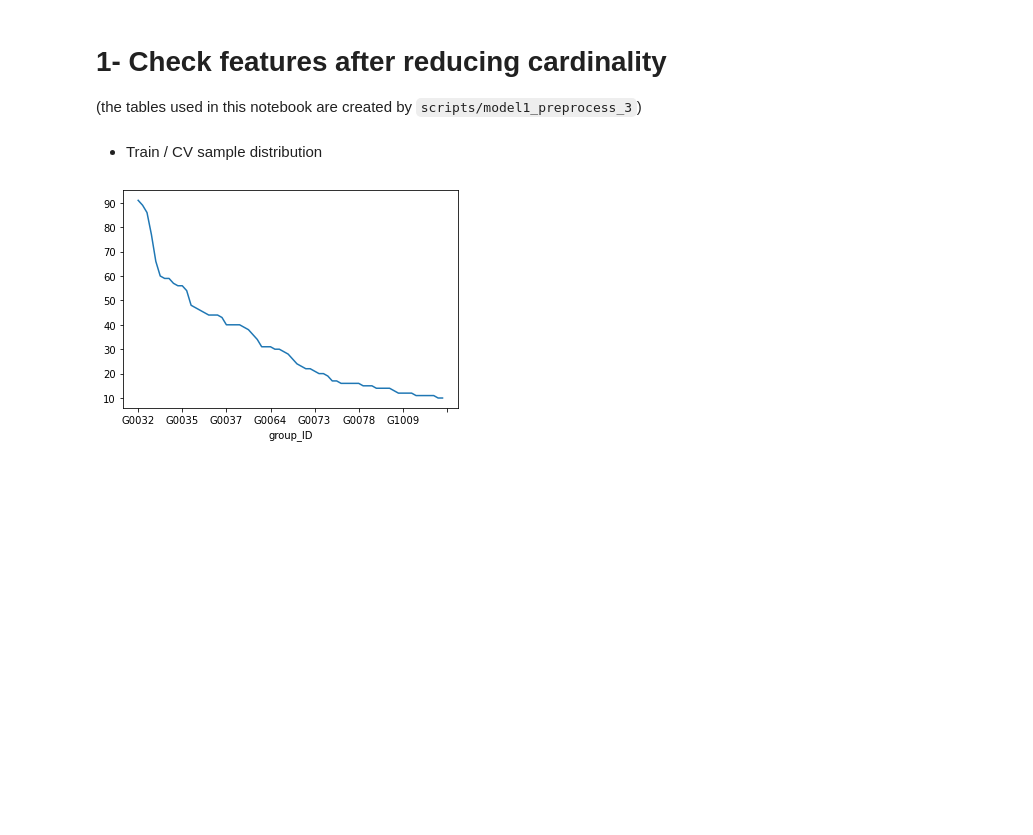
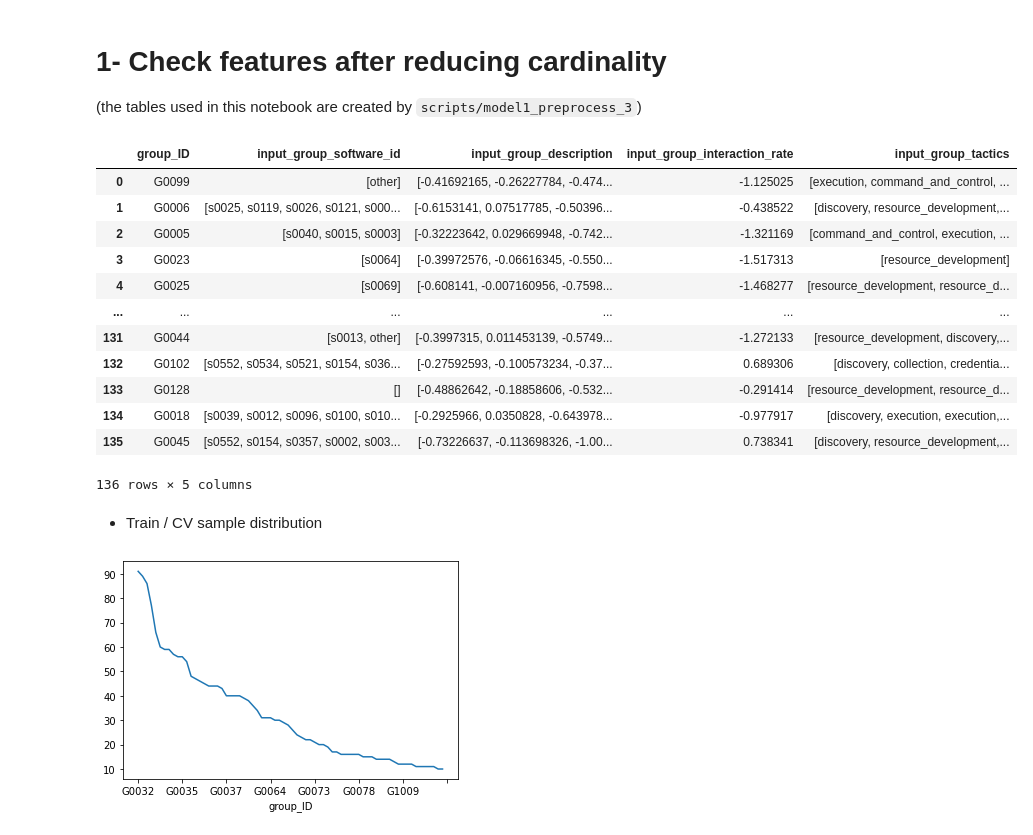
Before and after one commit to hcvu1050/hieuchivu-gt24-repo3, a Jupyter notebook: notebooks/unit_test_6_m1_pp_script.ipynb, the cells around one changed output. Drawn from its saved outputs; the diff is of its cells as text; code cells hidden in the pictures; blank space fills up the shorter version.

```diff
--- a/notebooks/unit_test_6_m1_pp_script.ipynb
+++ b/notebooks/unit_test_6_m1_pp_script.ipynb
@@ -11,6 +11,22 @@ groups_df = pd.read_pickle ('../data/processed/model1/processed_group_features.p
 train_labels_df = pd.read_pickle ('../data/processed/model1/processed_train_labels.pkl')
 cv_labels_df = pd.read_pickle ('../data/processed/model1/processed_cv_labels.pkl')
 resampled_train_labels_df = pd.read_pickle ('../data/processed/model1/resampled_train_labels.pkl')
+# %%
+groups_df
+# %% [output]
+|  | group_ID | input_group_software_id | input_group_description | input_group_interaction_rate | input_group_tactics |
+| 0 | G0099 | [other] | [-0.41692165, -0.26227784, -0.474... | -1.125025 | [execution, command_and_control, ... |
+| 1 | G0006 | [s0025, s0119, s0026, s0121, s000... | [-0.6153141, 0.07517785, -0.50396... | -0.438522 | [discovery, resource_development,... |
+| 2 | G0005 | [s0040, s0015, s0003] | [-0.32223642, 0.029669948, -0.742... | -1.321169 | [command_and_control, execution, ... |
+| 3 | G0023 | [s0064] | [-0.39972576, -0.06616345, -0.550... | -1.517313 | [resource_development] |
+| 4 | G0025 | [s0069] | [-0.608141, -0.007160956, -0.7598... | -1.468277 | [resource_development, resource_d... |
+| ... | ... | ... | ... | ... | ... |
+| 131 | G0044 | [s0013, other] | [-0.3997315, 0.011453139, -0.5749... | -1.272133 | [resource_development, discovery,... |
+| 132 | G0102 | [s0552, s0534, s0521, s0154, s036... | [-0.27592593, -0.100573234, -0.37... | 0.689306 | [discovery, collection, credentia... |
+| 133 | G0128 | [] | [-0.48862642, -0.18858606, -0.532... | -0.291414 | [resource_development, resource_d... |
+| 134 | G0018 | [s0039, s0012, s0096, s0100, s010... | [-0.2925966, 0.0350828, -0.643978... | -0.977917 | [discovery, execution, execution,... |
+| 135 | G0045 | [s0552, s0154, s0357, s0002, s003... | [-0.73226637, -0.113698326, -1.00... | 0.738341 | [discovery, resource_development,... |
+136 rows × 5 columns
 # %% [markdown]
 - Train / CV sample distribution
 # %%
```
Also changed, not shown: 9 other files.
